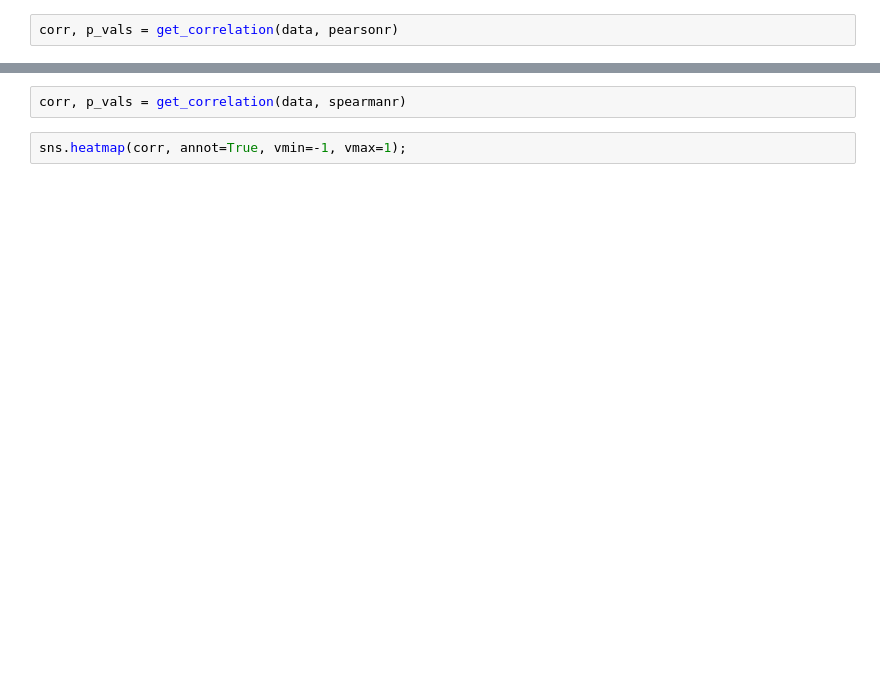
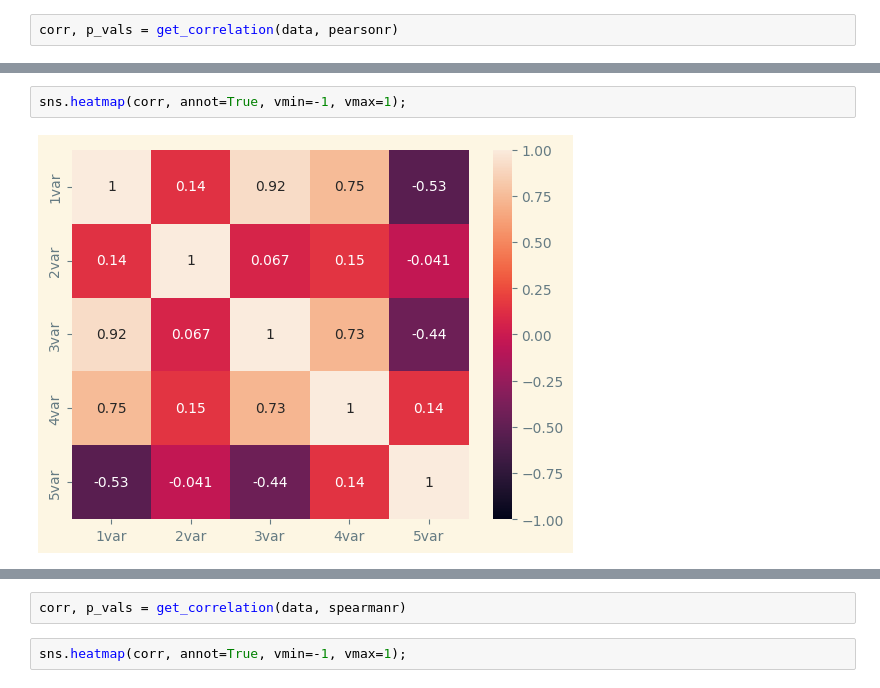
Before and after one commit to WhyNotKo/Statistical-information-processing-methods, a Jupyter notebook: lab3.ipynb, the cells around one changed output, grey strips where cells are left out. Saved outputs shown, nothing was run; the diff lists cells and outputs as text; blank space fills up the shorter version.

```diff
--- a/lab3.ipynb
+++ b/lab3.ipynb
@@ -71,0 +115,4 @@ pearson  50  0.196611  [-0.09, 0.45]  0.175735
+# %%
+sns.heatmap(corr, annot=True, vmin=-1, vmax=1);
+# %% [output]
+[figure, added]
```
Also changed, not shown: parts of 18 cells of this notebook.
